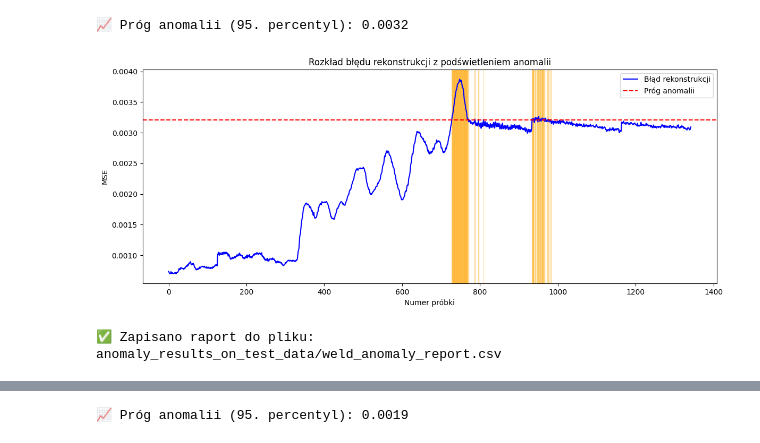
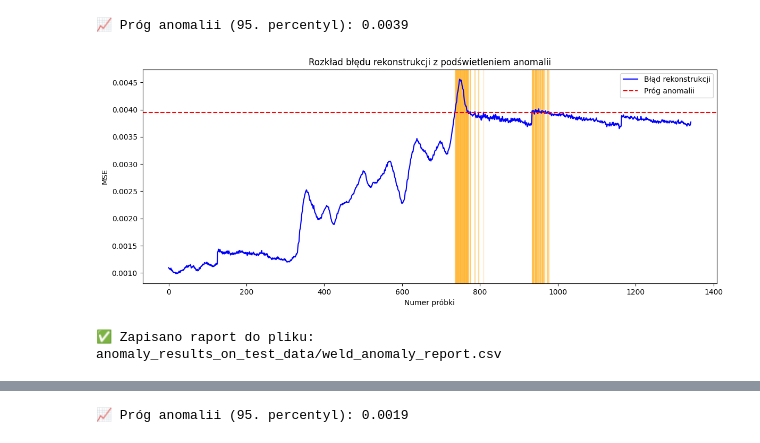
Before and after one commit to dawidburcon/weld-thermal-anomaly-detection, a Jupyter notebook: detect_anomalies.ipynb, the cells around one changed output, grey strips where cells are left out. Cells and saved outputs as stored; diff of their text form; code cells hidden in the pictures.

```diff
--- a/detect_anomalies.ipynb
+++ b/detect_anomalies.ipynb
@@ -13,7 +13,7 @@ from torchvision import transforms
 # === KONFIGURACJA ===
 IMAGE_DIR = "output_rois/test_roi_weld"   # folder z danymi do testu
 # IMAGE_DIR = "output_rois/test_roi_arc"
-MODEL_PATH = "./models/weld_autoencoder.pth"            # ścieżka do zapisanego modelu
+MODEL_PATH = "./models/weld_autoencoder_test.pth"            # ścieżka do zapisanego modelu
 # MODEL_PATH = "arc_autoencoder.pth"
 OUTPUT_DIR = "anomaly_results_on_test_data"
 os.makedirs(OUTPUT_DIR, exist_ok=True)
@@ -103,33 +103,33 @@ for i, (error, fname) in enumerate(zip(errors, filenames)):
     plt.close()
 
 # === WYKRES BŁĘDU Z PODŚWIETLENIEM ANOMALII ===
 errors_np = np.array(errors)
 x = np.arange(len(errors_np))
 anomaly_indices = np.where(errors_np > threshold)[0]
 
 plt.figure(figsize=(12, 5))
 plt.plot(x, errors_np, label='Błąd rekonstrukcji', color='blue')
 plt.axhline(y=threshold, color='red', linestyle='--', label='Próg anomalii')
 for idx in anomaly_indices:
     plt.axvspan(idx - 0.5, idx + 0.5, color='orange', alpha=0.3)
 plt.title("Rozkład błędu rekonstrukcji z podświetleniem anomalii")
 plt.xlabel("Numer próbki")
 plt.ylabel("MSE")
 plt.legend()
 plt.tight_layout()
 plt.savefig(os.path.join(OUTPUT_DIR, "highlighted_anomalies.png"))
 plt.show()
 
 # === ZAPIS DO CSV ===
 csv_path = os.path.join(OUTPUT_DIR, "weld_anomaly_report.csv")
 with open(csv_path, mode='w', newline='') as f:
     writer = csv.writer(f)
     writer.writerow(["filename", "mse", "anomaly"])
     for fname, err in zip(filenames, errors):
         writer.writerow([fname, f"{err:.6f}", int(err > threshold)])
 
 print(f"✅ Zapisano raport do pliku: {csv_path}")
 # %% [output]
-📈 Próg anomalii (95. percentyl): 0.0032
+📈 Próg anomalii (95. percentyl): 0.0039
-[figure, old version]
+[figure, new version]
 ✅ Zapisano raport do pliku: anomaly_results_on_test_data/weld_anomaly_report.csv
```
Also changed, not shown: parts of 4 cells of this notebook, 1 other file.
